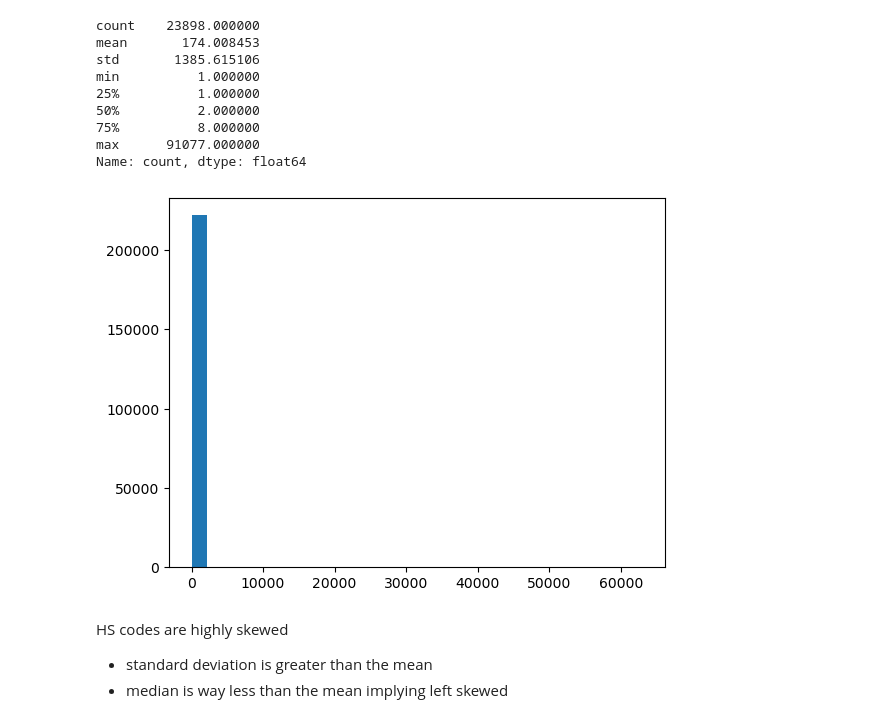
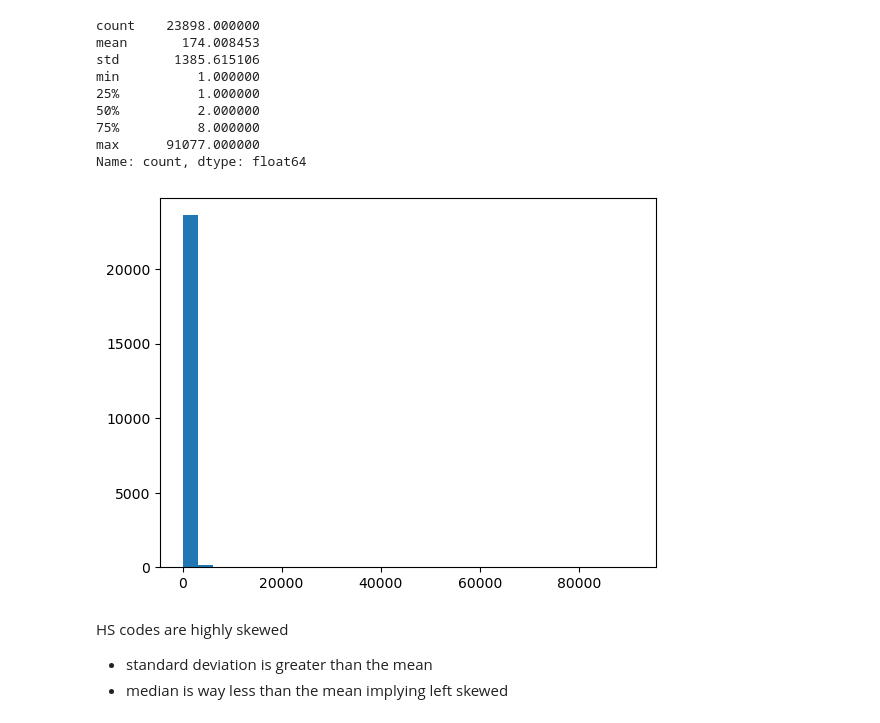
Before and after one commit to jldfernando/MELJS, a Jupyter notebook: notebooks/data cleaning and prep.ipynb, the cells around one changed output. Saved outputs shown, nothing was run; the diff lists cells and outputs as text; code cells hidden in the pictures.

Commit message:
Fixed Histogram error

```diff
--- a/notebooks/data cleaning and prep.ipynb
+++ b/notebooks/data cleaning and prep.ipynb
@@ -105,10 +105,10 @@ max      91077.000000
 Name: count, dtype: float64
 # %%
 # Histogram
-raw_df['Importer'].value_counts().hist(bins=30)
+raw_df['HS_Codes'].value_counts().hist(bins=30)
 plt.grid(False)
 # %% [output]
-[figure, old version]
+[figure, new version]
 # %% [markdown]
 HS codes are highly skewed
 - standard deviation is greater than the mean
```
